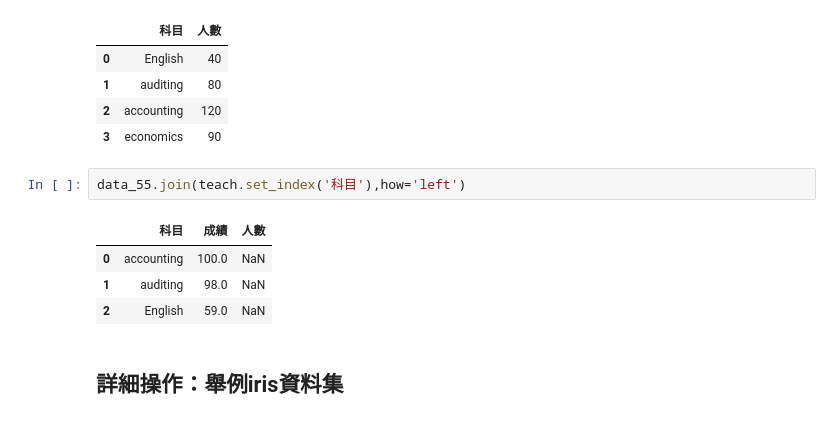
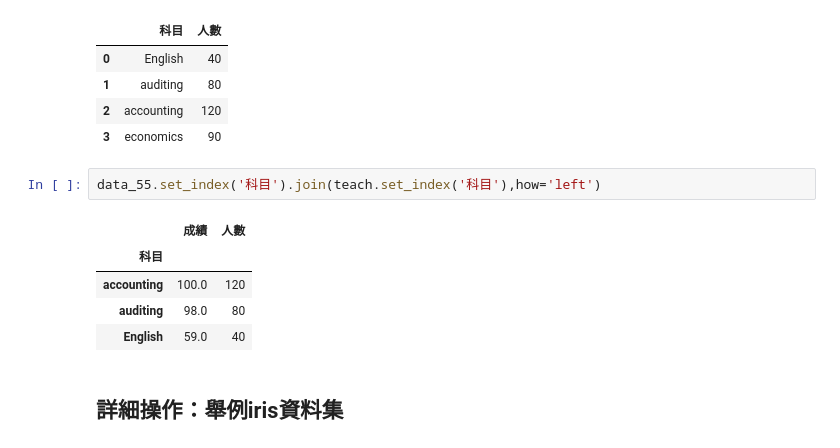
Before and after one commit to 105304039/110statistic_1, a Jupyter notebook: 資料結構、邏輯撰寫、敘述統計、資料處理.ipynb, the cells around one changed output. Saved outputs shown, nothing was run; the diff lists cells and outputs as text.

```diff
--- a/資料結構、邏輯撰寫、敘述統計、資料處理.ipynb
+++ b/資料結構、邏輯撰寫、敘述統計、資料處理.ipynb
@@ -557,12 +556,13 @@ teach
 | 2 | accounting | 120 |
 | 3 | economics | 90 |
 # %%
-data_55.join(teach.set_index('科目'),how='left')
+data_55.set_index('科目').join(teach.set_index('科目'),how='left')
 # %% [output]
-|  | 科目 | 成績 | 人數 |
-| 0 | accounting | 100.0 | NaN |
-| 1 | auditing | 98.0 | NaN |
-| 2 | English | 59.0 | NaN |
+|  | 成績 | 人數 |
+| 科目 |  |  |
+| accounting | 100.0 | 120 |
+| auditing | 98.0 | 80 |
+| English | 59.0 | 40 |
 # %% [markdown]
 ## 詳細操作：舉例iris資料集
 # %%
```
Also changed, not shown: parts of 1 cell of this notebook.
